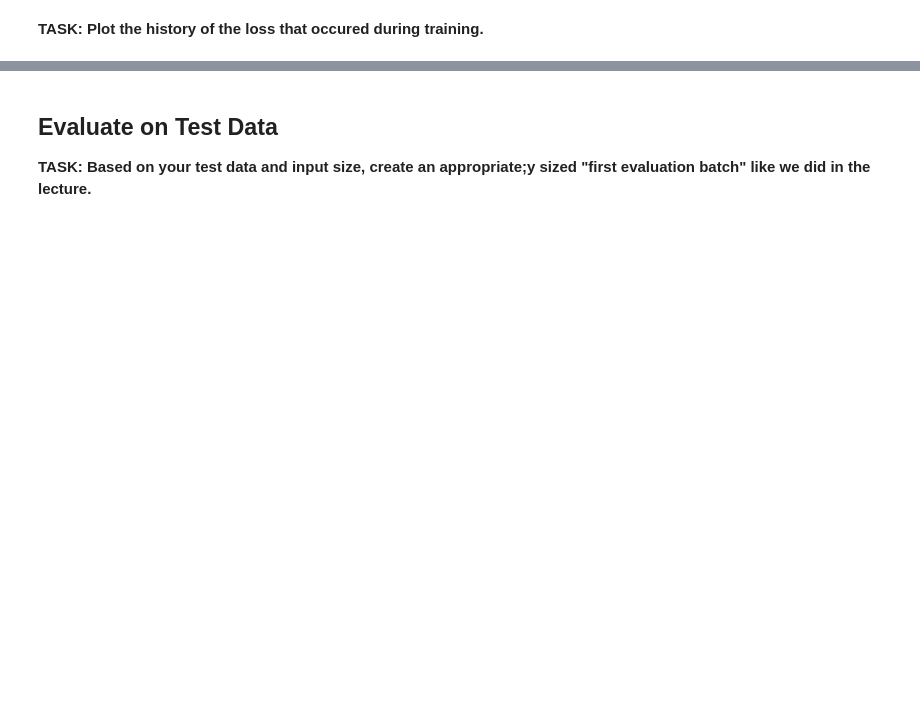
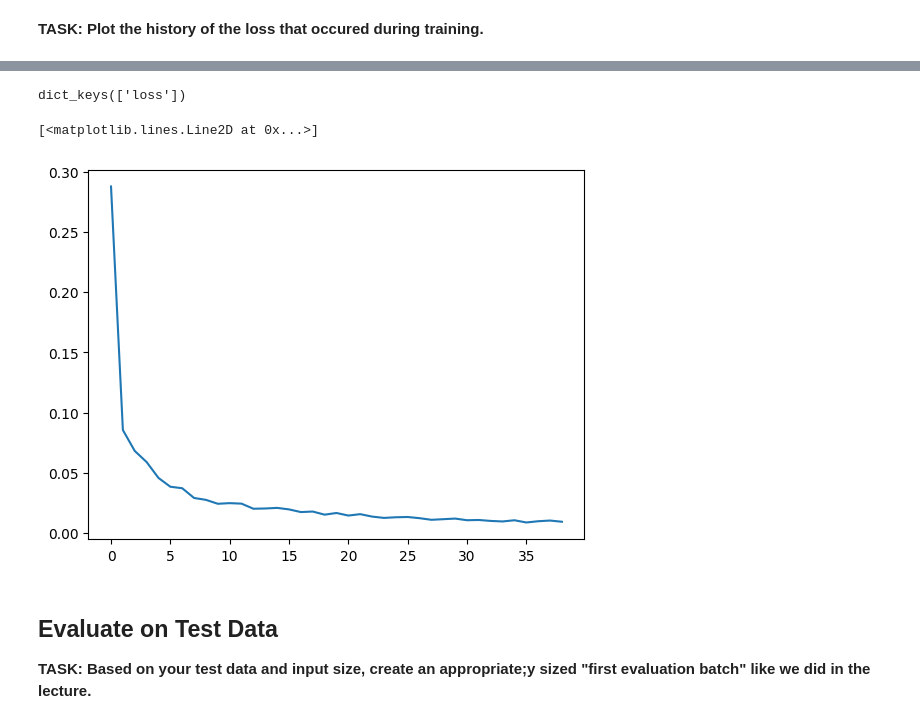
Before and after one commit to LastExile16/DataScience, a Jupyter notebook: TimeSeriesDataAnalysis/02-RNN-Exercise.ipynb, the cells around one changed output, grey strips where cells are left out. Cells and saved outputs as stored; diff of their text form; code cells hidden in the pictures; blank space fills up the shorter version.

```diff
--- a/TimeSeriesDataAnalysis/02-RNN-Exercise.ipynb
+++ b/TimeSeriesDataAnalysis/02-RNN-Exercise.ipynb
@@ -119,0 +97,5 @@ Using TensorFlow backend.
+# %%
+n_inputs = 12
+target = 1
+batch_size = 1
+train_generator = TimeseriesGenerator(scaled_train, scaled_train, length=n_inputs, batch_size=batch_size)
@@ -136,0 +126,6 @@ _________________________________________________________________
+# %%
+model = tf.keras.models.Sequential()
+model.add(tf.keras.layers.LSTM(8, return_sequences=True, input_shape=(n_inputs, target)))
+model.add(tf.keras.layers.LSTM(4, return_sequences=True))
+model.add(tf.keras.layers.LSTM(2, return_sequences=False))
+model.add(tf.keras.layers.Dense(1))
@@ -136,0 +134,5 @@ _________________________________________________________________
+# %%
+custom_optimizer = tf.keras.optimizers.Adam()
+model.compile(optimizer=custom_optimizer, loss='mse')
+# model.build()
+model.summary()
@@ -163,0 +159,5 @@ Epoch 10/10
+# %%
+# CODE HERE
+early_stopping = tf.keras.callbacks.EarlyStopping(monitor='loss', patience=3, restore_best_weights=True)
+model.fit(train_generator, epochs=100, callbacks=[early_stopping], verbose=2)
+# model.fit(train_generator, epochs=30, verbose=2)
@@ -171,3 +185,13 @@ dict_keys(['loss'])
+# %%
+model.history.history.keys()
+# %% [output]
+dict_keys(['loss'])
+# %%
+loss_per_epoch = model.history.history['loss']
+plt.plot(range(len(loss_per_epoch)), loss_per_epoch)
+# %% [output]
+[<matplotlib.lines.Line2D at 0x...>]
+[figure, added]
 # %% [markdown]
 ## Evaluate on Test Data
 
```
Also changed, not shown: parts of 60 cells of this notebook.
